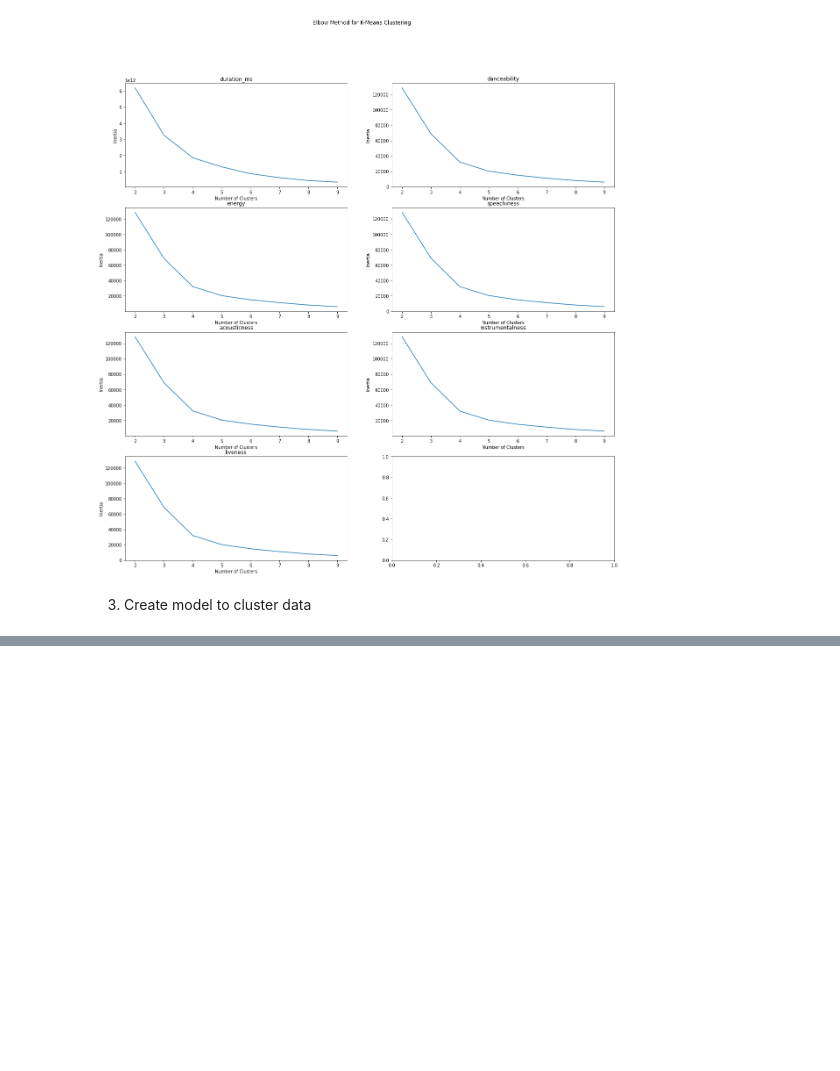
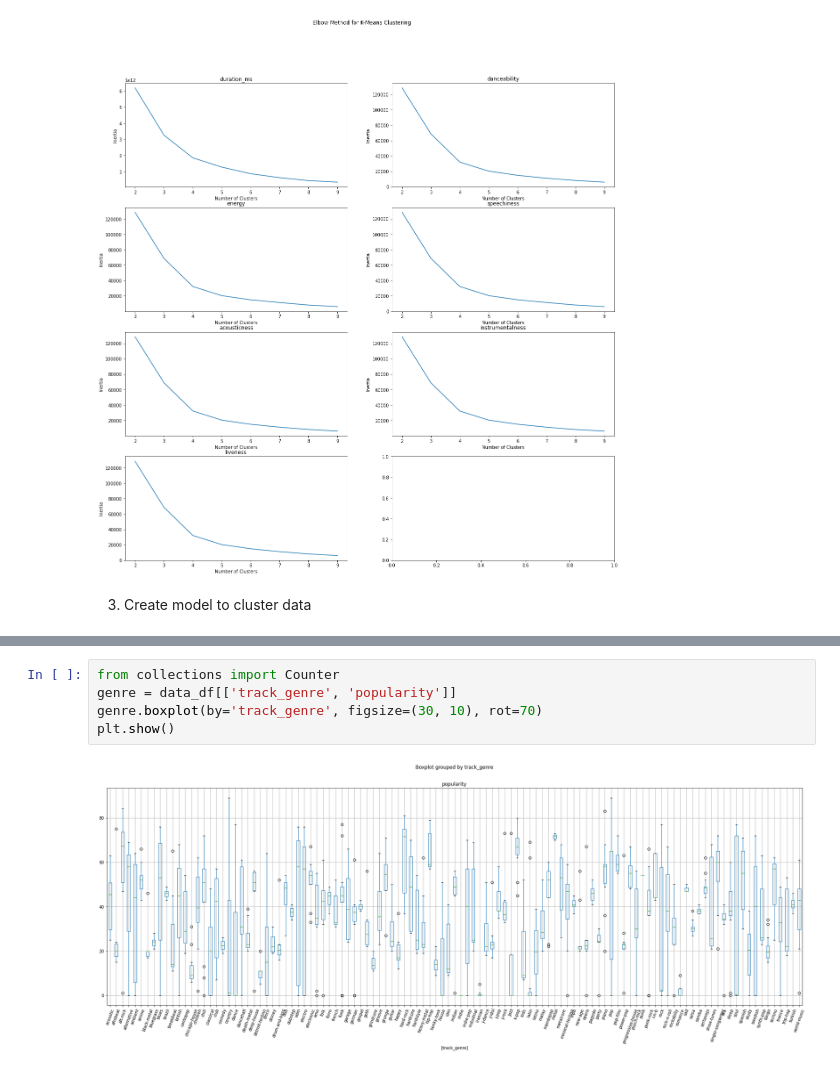
Before and after one commit to kev-ae/ds1-course_project, a Jupyter notebook: cluster.ipynb, the cells around one changed output, grey strips where cells are left out. Drawn from its saved outputs; the diff is of its cells as text; blank space fills up the shorter version.

Commit message:
working on finding relationship for popularity

```diff
--- a/cluster.ipynb
+++ b/cluster.ipynb
@@ -74,0 +75,7 @@ plt.show()
+# %%
+from collections import Counter
+genre = data_df[['track_genre', 'popularity']]
+genre.boxplot(by='track_genre', figsize=(30, 10), rot=70)
+plt.show()
+# %% [output]
+[figure, added]
```
Also changed, not shown: parts of 1 cell of this notebook, 1 other file.
